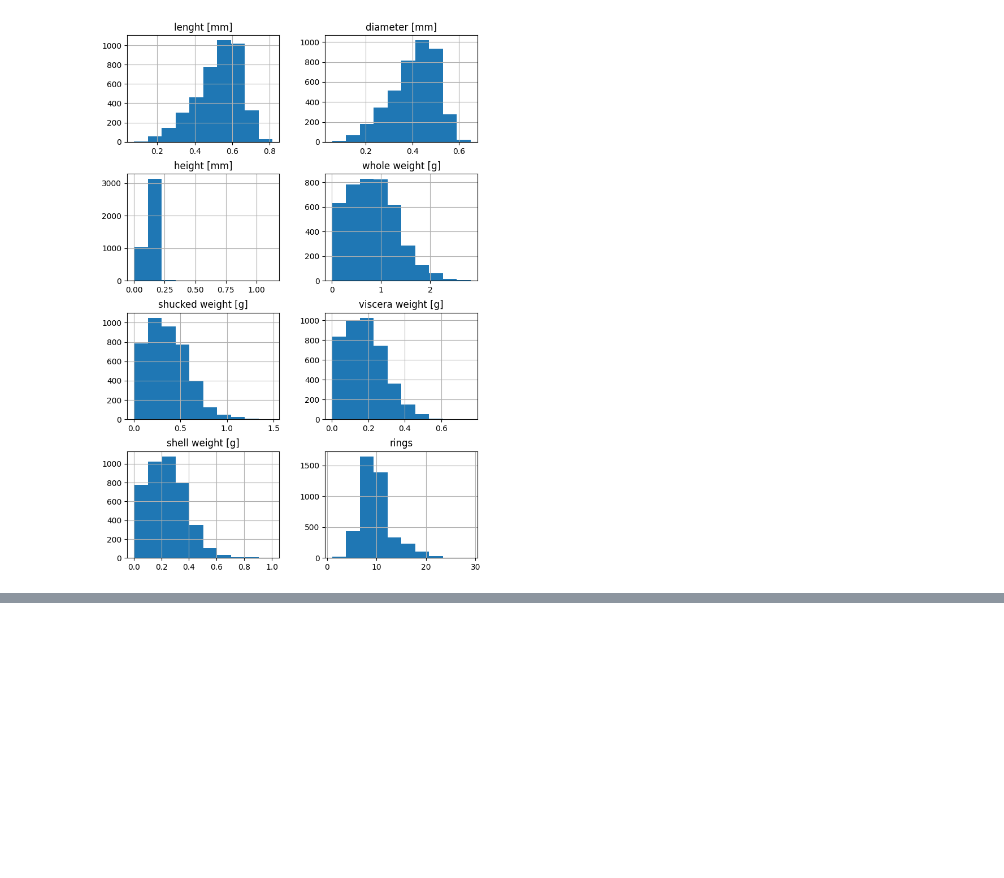
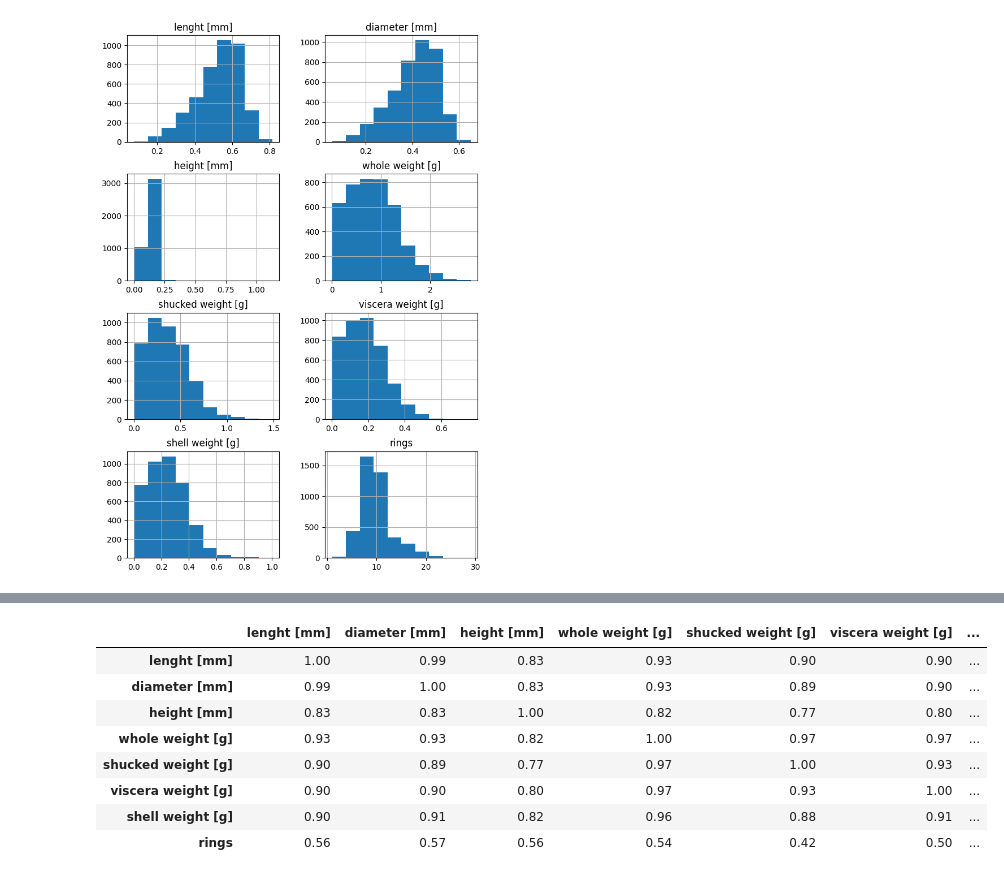
Before and after one commit to Sw3eT1/PY, a Jupyter notebook: Assignment 1/Assignment 1.ipynb, the cells around one changed output, grey strips where cells are left out. Cells and saved outputs as stored; diff of their text form; code cells hidden in the pictures; blank space fills up the shorter version.

```diff
--- a/Assignment 1/Assignment 1.ipynb
+++ b/Assignment 1/Assignment 1.ipynb
@@ -67,0 +96,18 @@ array([[<Axes: title={'center': 'lenght [mm]'}>,
+# %%
+corr_matrix = quantitative_values.corr().round(2)
+
+linear_correlation_matrix_table = pd.DataFrame(
+    corr_matrix
+)
+
+linear_correlation_matrix_table
+# %% [output]
+|  | lenght [mm] | diameter [mm] | height [mm] | whole weight [g] | shucked weight [g] | viscera weight [g] | ... |
+| lenght [mm] | 1.00 | 0.99 | 0.83 | 0.93 | 0.90 | 0.90 | ... |
+| diameter [mm] | 0.99 | 1.00 | 0.83 | 0.93 | 0.89 | 0.90 | ... |
+| height [mm] | 0.83 | 0.83 | 1.00 | 0.82 | 0.77 | 0.80 | ... |
+| whole weight [g] | 0.93 | 0.93 | 0.82 | 1.00 | 0.97 | 0.97 | ... |
+| shucked weight [g] | 0.90 | 0.89 | 0.77 | 0.97 | 1.00 | 0.93 | ... |
+| viscera weight [g] | 0.90 | 0.90 | 0.80 | 0.97 | 0.93 | 1.00 | ... |
+| shell weight [g] | 0.90 | 0.91 | 0.82 | 0.96 | 0.88 | 0.91 | ... |
+| rings | 0.56 | 0.57 | 0.56 | 0.54 | 0.42 | 0.50 | ... |
```
Also changed, not shown: parts of 4 cells of this notebook.
